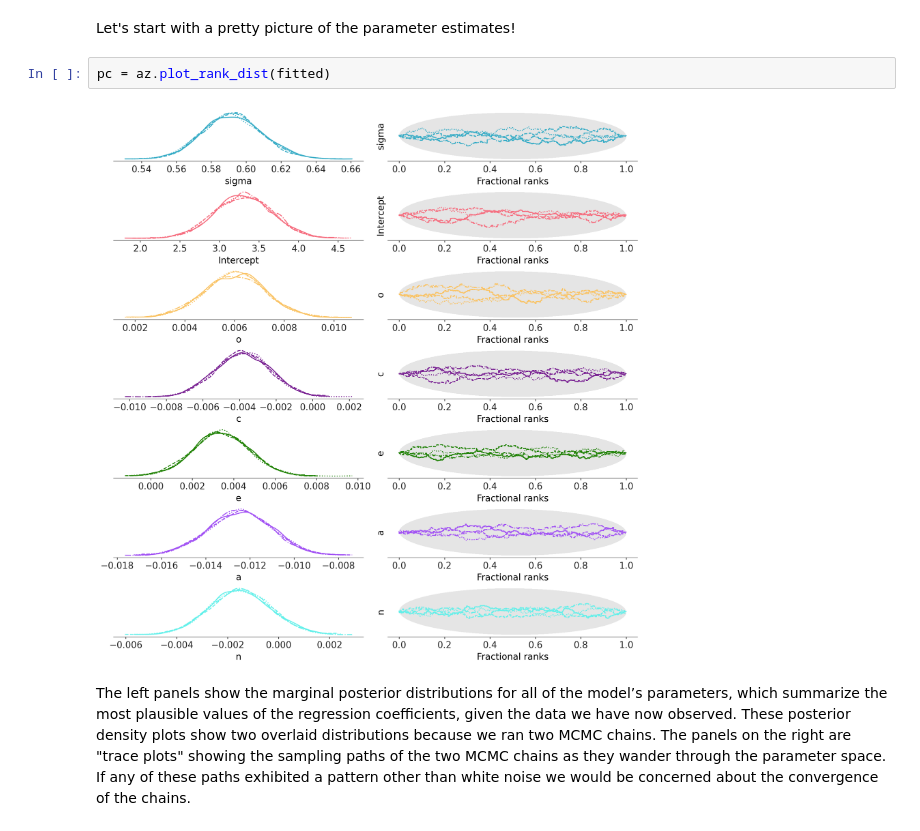
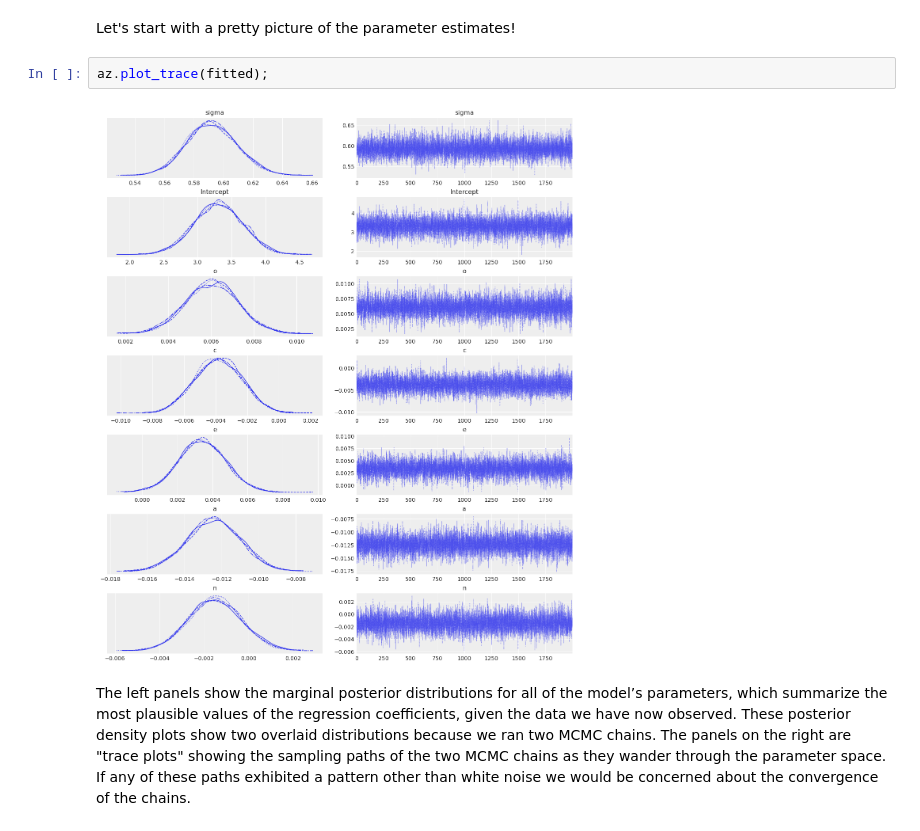
Before and after one commit to bambinos/bambi, a Jupyter notebook: docs/notebooks/ESCS_multiple_regression.ipynb, the cells around one changed output. Drawn from its saved outputs; the diff is of its cells as text.

```diff
--- a/docs/notebooks/ESCS_multiple_regression.ipynb
+++ b/docs/notebooks/ESCS_multiple_regression.ipynb
@@ -137,10 +120,10 @@ Notice the apparently small SDs of the slope priors. This is due to the relative
 ## Examine the model results
 # %% [markdown]
 Let's start with a pretty picture of the parameter estimates!
-# %%
-pc = az.plot_rank_dist(fitted)
-# %% [output]
-[figure, removed]
+# %%
+az.plot_trace(fitted);
+# %% [output]
+[figure, added]
 # %% [markdown]
 The left panels show the marginal posterior distributions for all of the model’s parameters, which summarize the most plausible values of the regression coefficients, given the data we have now observed. These posterior density plots show two overlaid distributions because we ran two MCMC chains. The panels on the right are "trace plots" showing the sampling paths of the two MCMC chains as they wander through the parameter space. If any of these paths exhibited a pattern other than white noise we would be concerned about the convergence of the chains.
 # %% [markdown]
```
Also changed, not shown: parts of 22 cells of this notebook, 26 other files.
